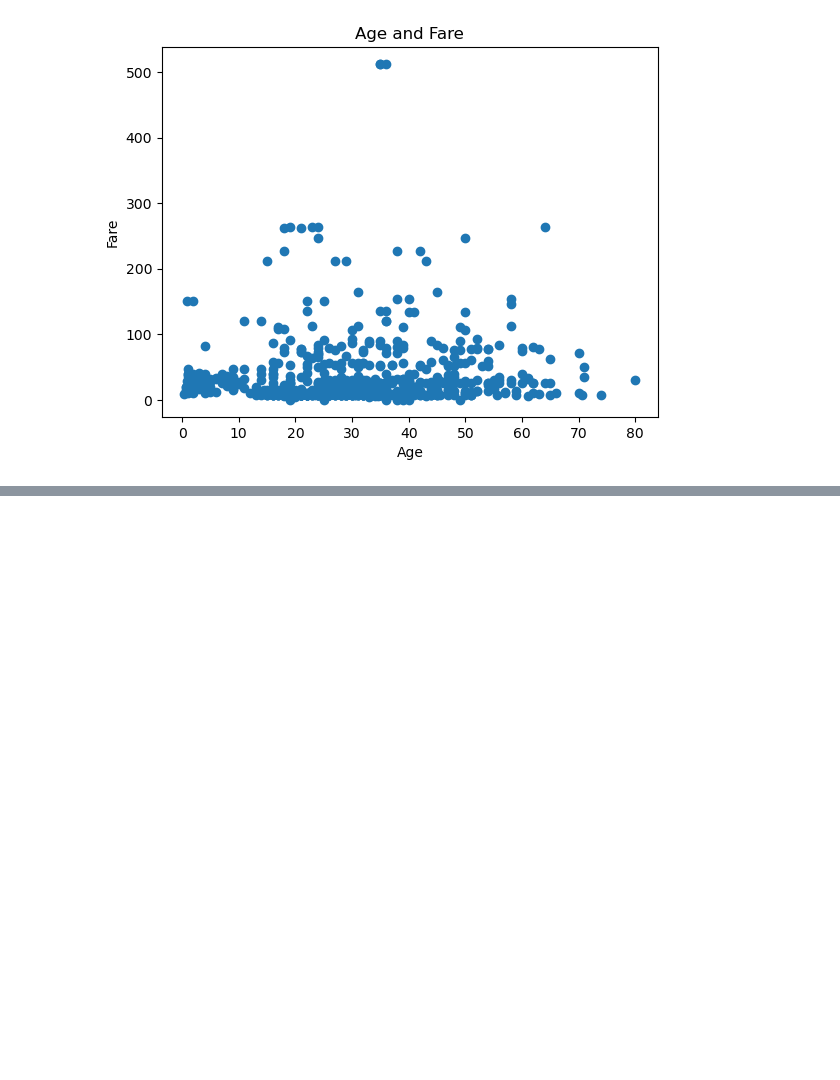
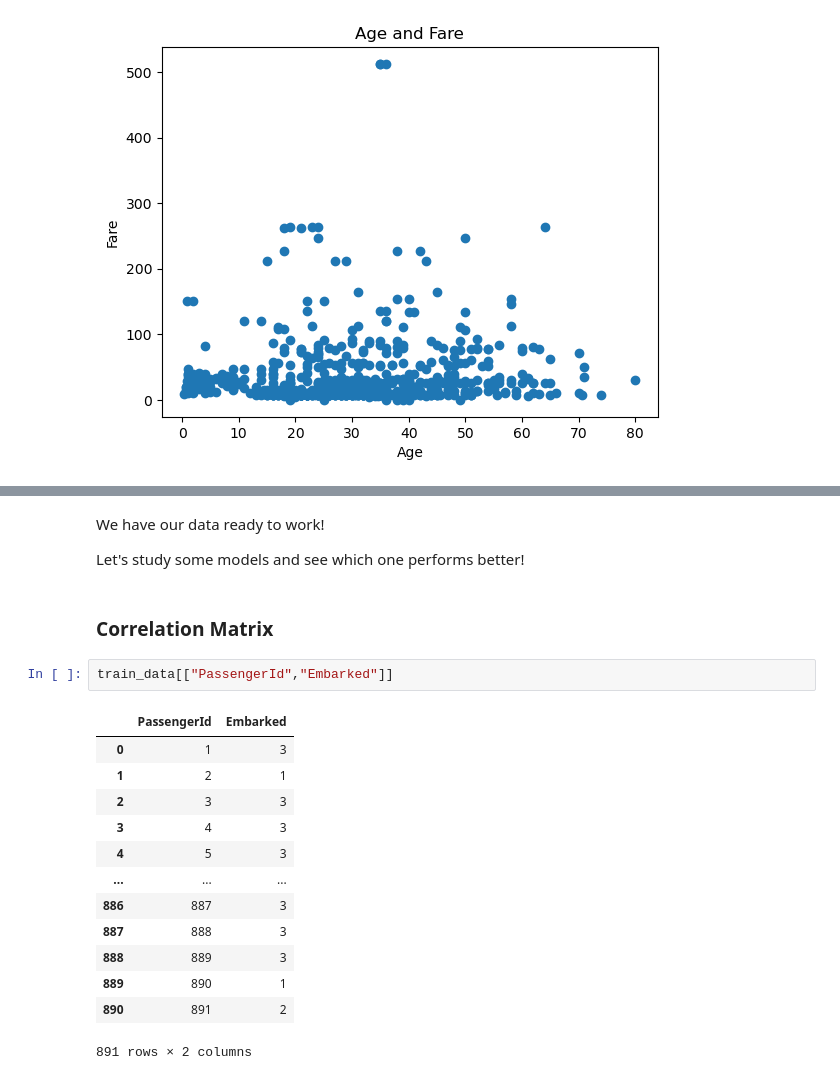
Before and after one commit to germgallardo/Titanic-Survival-Prediction, a Jupyter notebook: end-to-end-titanic.ipynb, the cells around one changed output, grey strips where cells are left out. Saved outputs shown, nothing was run; the diff lists cells and outputs as text; blank space fills up the shorter version.

```diff
--- a/end-to-end-titanic.ipynb
+++ b/end-to-end-titanic.ipynb
@@ -274,0 +457,22 @@ dtype: int64
+# %% [markdown]
+We have our data ready to work!
+
+Let's study some models and see which one performs better!
+# %% [markdown]
+### Correlation Matrix
+# %%
+train_data[["PassengerId","Embarked"]]
+# %% [output]
+|  | PassengerId | Embarked |
+| 0 | 1 | 3 |
+| 1 | 2 | 1 |
+| 2 | 3 | 3 |
+| 3 | 4 | 3 |
+| 4 | 5 | 3 |
+| ... | ... | ... |
+| 886 | 887 | 3 |
+| 887 | 888 | 3 |
+| 888 | 889 | 3 |
+| 889 | 890 | 1 |
+| 890 | 891 | 2 |
+891 rows × 2 columns
```
Also changed, not shown: parts of 31 cells of this notebook.
